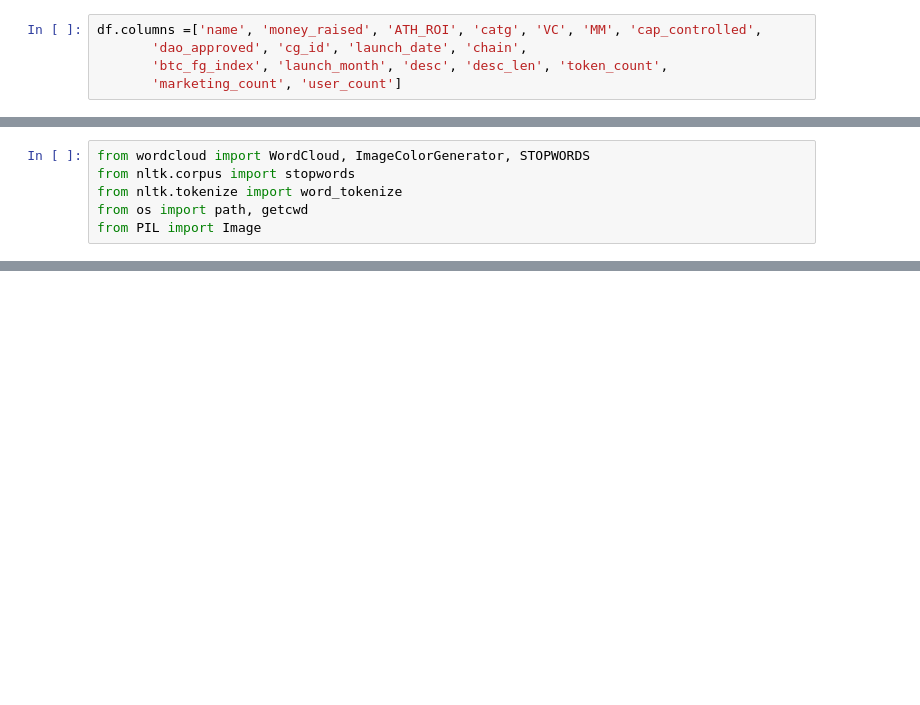
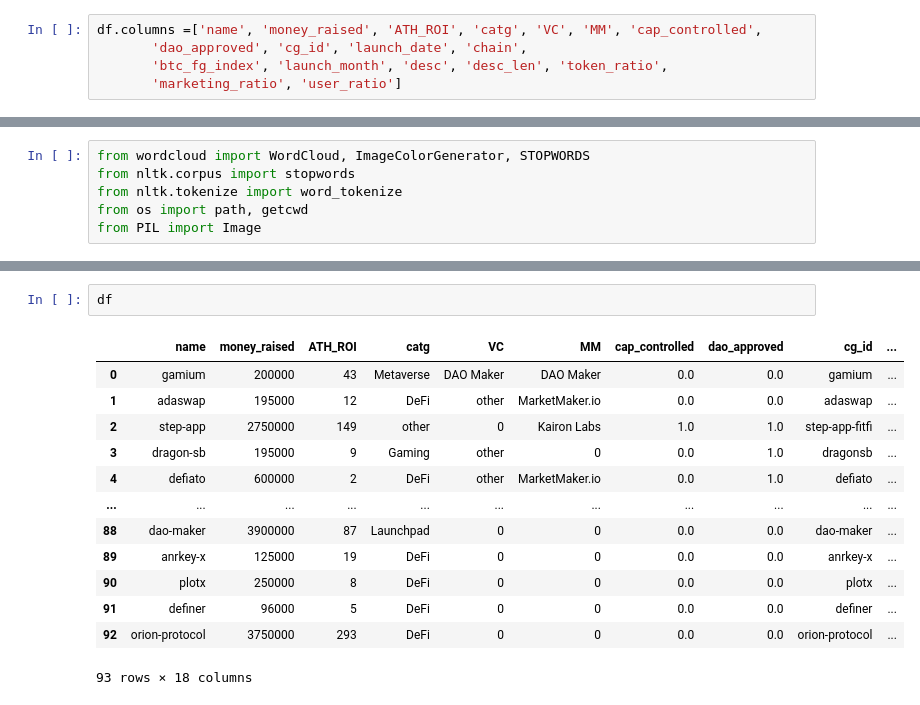
Before and after one commit to patpiet/DAO_Launch_ROI_pred, a Jupyter notebook: Data_eda.ipynb, the cells around one changed output, grey strips where cells are left out. Drawn from its saved outputs; the diff is of its cells as text; blank space fills up the shorter version.

```diff
--- a/Data_eda.ipynb
+++ b/Data_eda.ipynb
@@ -88,8 +88,8 @@ df['user_count'] = df.apply(lambda x: x.user_count / x.desc_len, axis=1)
 # %%
 df.columns =['name', 'money_raised', 'ATH_ROI', 'catg', 'VC', 'MM', 'cap_controlled',
        'dao_approved', 'cg_id', 'launch_date', 'chain',
-       'btc_fg_index', 'launch_month', 'desc', 'desc_len', 'token_count',
-       'marketing_count', 'user_count']
+       'btc_fg_index', 'launch_month', 'desc', 'desc_len', 'token_ratio',
+       'marketing_ratio', 'user_ratio']
 # %%
 df.describe()
 # %% [output]
@@ -337,3 +337,19 @@ plt.axis('off')
 plt.show()
 # %% [output]
 [figure]
+# %%
+df
+# %% [output]
+|  | name | money_raised | ATH_ROI | catg | VC | MM | cap_controlled | dao_approved | cg_id | ... |
+| 0 | gamium | 200000 | 43 | Metaverse | DAO Maker | DAO Maker | 0.0 | 0.0 | gamium | ... |
+| 1 | adaswap | 195000 | 12 | DeFi | other | MarketMaker.io | 0.0 | 0.0 | adaswap | ... |
+| 2 | step-app | 2750000 | 149 | other | 0 | Kairon Labs | 1.0 | 1.0 | step-app-fitfi | ... |
+| 3 | dragon-sb | 195000 | 9 | Gaming | other | 0 | 0.0 | 1.0 | dragonsb | ... |
+| 4 | defiato | 600000 | 2 | DeFi | other | MarketMaker.io | 0.0 | 1.0 | defiato | ... |
+| ... | ... | ... | ... | ... | ... | ... | ... | ... | ... | ... |
+| 88 | dao-maker | 3900000 | 87 | Launchpad | 0 | 0 | 0.0 | 0.0 | dao-maker | ... |
+| 89 | anrkey-x | 125000 | 19 | DeFi | 0 | 0 | 0.0 | 0.0 | anrkey-x | ... |
+| 90 | plotx | 250000 | 8 | DeFi | 0 | 0 | 0.0 | 0.0 | plotx | ... |
+| 91 | definer | 96000 | 5 | DeFi | 0 | 0 | 0.0 | 0.0 | definer | ... |
+| 92 | orion-protocol | 3750000 | 293 | DeFi | 0 | 0 | 0.0 | 0.0 | orion-protocol | ... |
+93 rows × 18 columns
```
Also changed, not shown: parts of 1 cell of this notebook, 1 other file.
